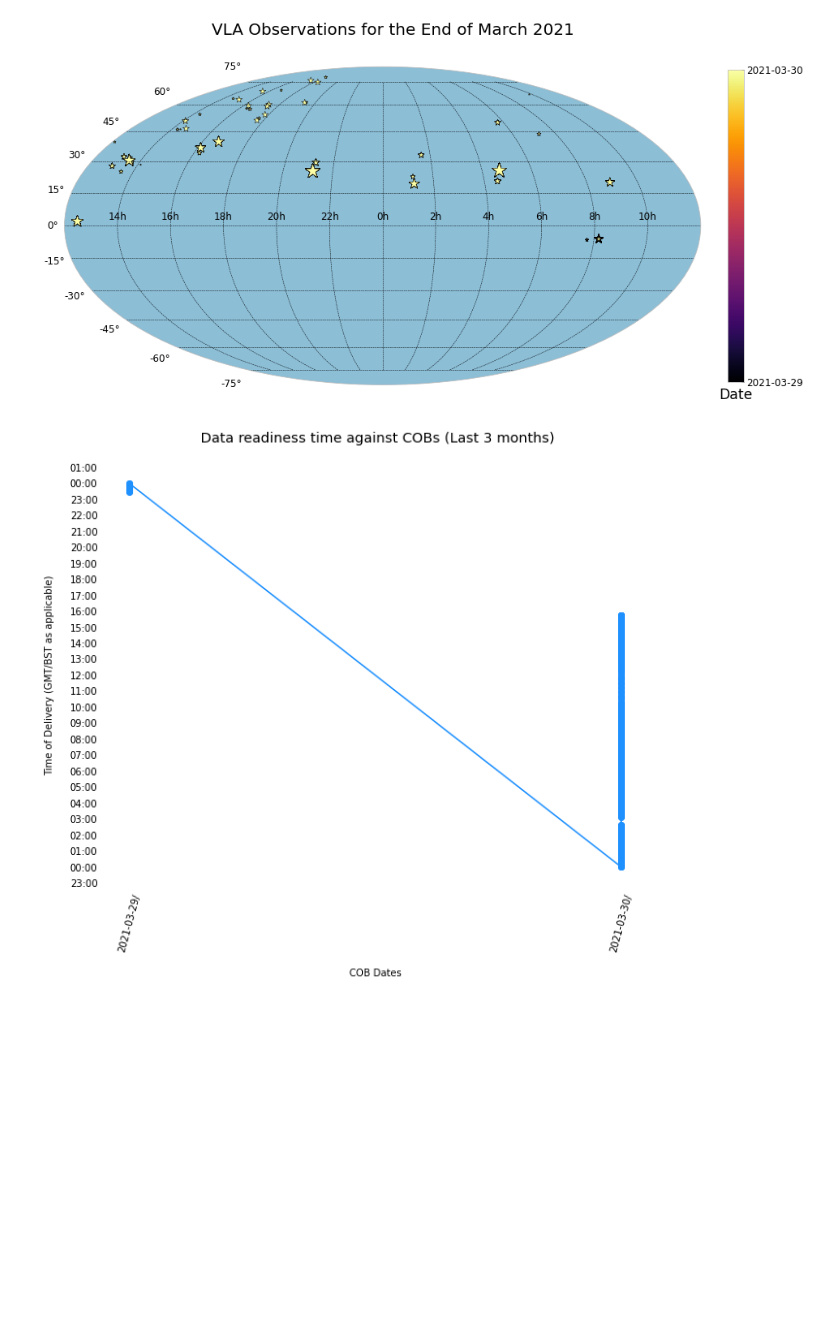
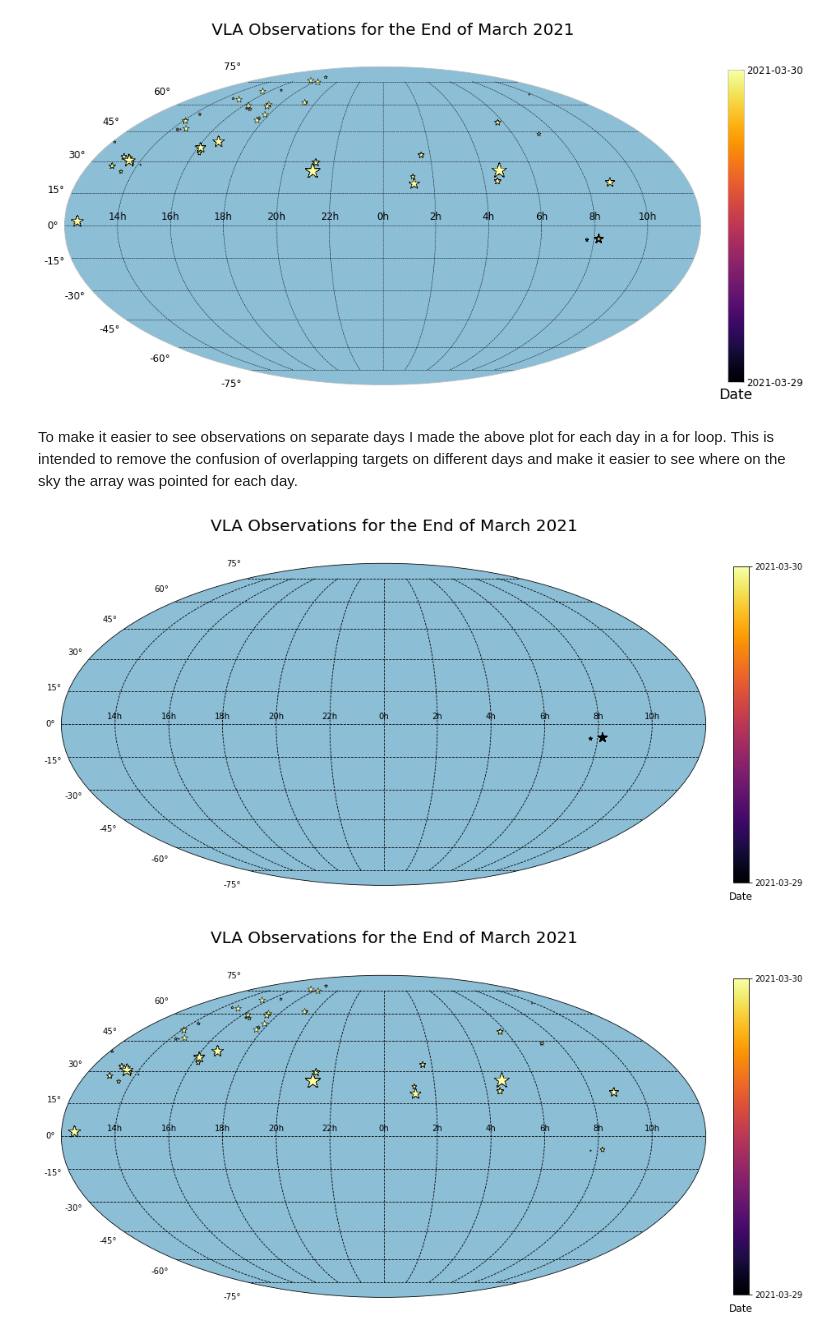
Before and after one commit to Tusay/VLA, a Jupyter notebook: VLA_Logs.ipynb, the cells around one changed output. Cells and saved outputs as stored; diff of their text form; code cells hidden in the pictures; blank space fills up the shorter version.

```diff
--- a/VLA_Logs.ipynb
+++ b/VLA_Logs.ipynb
@@ -389,36 +438,33 @@ fig.suptitle('VLA Observations for the End of March 2021', fontsize=20, y=0.85)
 plt.show()
 # %% [output]
 [figure]
-# %%
-from matplotlib import dates as mdates
-
-x = mdates.datestr2num(df.Start_Date)  #COB is date in "01-MAR-2020" format- convert it to madates type
-y = mdates.datestr2num(df.Start_Time) #CALV14 is time in "21:04"  Format- convert it to madates type
-
-fig, ax = plt.subplots(figsize=(10,8))
-ax.clear() # Clear the axes
-ax.plot(x, y, 'bo-', color = 'dodgerblue') #Plot the data
-plt.xticks(x,rotation = '75')
-ax.yaxis_date()
-ax.xaxis_date()
-
-yfmt = mdates.DateFormatter('%H:%M')
-xfmt = mdates.DateFormatter('%Y-%m-%d/')
-ax.yaxis.set_major_formatter(yfmt)
-ax.xaxis.set_major_formatter(xfmt)
-ax.yaxis.set_major_locator(mdates.HourLocator(interval=1))   # Every 1 Hour
-ax.xaxis.set_major_locator(mdates.DayLocator(interval=1))   # Every 1 Day
-
-####### Name the x,y labels, titles and beautify the plot #######
-plt.style.use('bmh')
-plt.xlabel('\nCOB Dates')
-plt.ylabel('Time of Delivery (GMT/BST as applicable)\n')
-plt.title(" Data readiness time against COBs (Last 3 months)\n")
-plt.rcParams["font.size"] = "12" #Change the font
-# plt.rcParams["font.family"] = "Times New Roman" # Set the font type if needed
-plt.tick_params(left = False, bottom = False, labelsize = 10) #Remove ticks, make tick labelsize 10
-plt.box(False)
-
-plt.show()
-# %% [output]
-[figure, removed]
+# %% [markdown]
+To make it easier to see observations on separate days I made the above plot for each day in a for loop. This is intended to remove the confusion of overlapping targets on different days and make it easier to see where on the sky the array was pointed for each day.
+# %%
+Dates = sorted(set(df.Start_Date))
+
+for d,date in enumerate(Dates):
+    fig = plt.figure(figsize=(15,10))
+    ax = fig.add_subplot(111, projection="mollweide")
+    cmap=plt.cm.inferno
+    norm = matplotlib.colors.Normalize(vmin=0, vmax=len(Dates))
+    sm = plt.cm.ScalarMappable(cmap=cmap, norm=norm)
+    colors=cmap(norm(np.linspace(0,len(Dates),len(Dates))))
+    ra = coord.Angle(df[df['Start_Date'].str.contains(date)]['RA']*u.degree)
+    ra = ra.wrap_at(180*u.degree)
+    dec = coord.Angle(df[df['Start_Date'].str.contains(date)]['DEC']*u.degree)
+    targets = df[df['Start_Date'].str.contains(date)]['SRC']
+    sizes = [list(targets).count(i)*5 for i in targets]
+    ax.scatter(ra.radian, dec.radian,s=sizes,marker='*',edgecolor='black',linewidth=0.5,color=colors[d])
+    ax.set_xticklabels(['14h','16h','18h','20h','22h','0h','2h','4h','6h','8h','10h'])
+    cbar=fig.colorbar(sm,pad=0.04,fraction=0.023)
+    cbar.set_ticks(np.linspace(0,len(Dates),len(Dates)))
+    cbar.set_ticklabels(sorted(set(Dates)))
+    cbar.ax.set_title('Date',y=-0.07)
+    plt.grid(axis='both', which='major', color='black', linestyle='--')
+    ax.set_facecolor('#8CBED6')
+    fig.suptitle('VLA Observations for the End of March 2021', fontsize=20, y=0.85)
+    plt.show()
+# %% [output]
+[figure, added]
+[figure, added]
```
Also changed, not shown: parts of 16 cells of this notebook.
